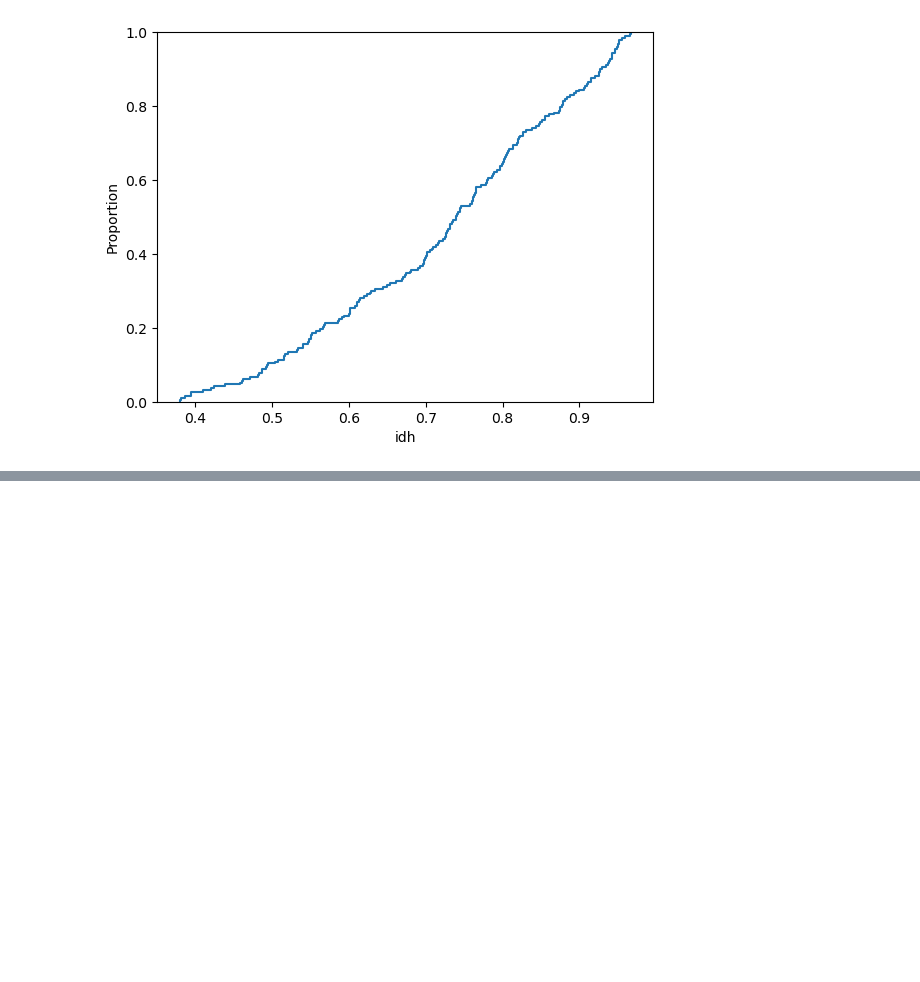
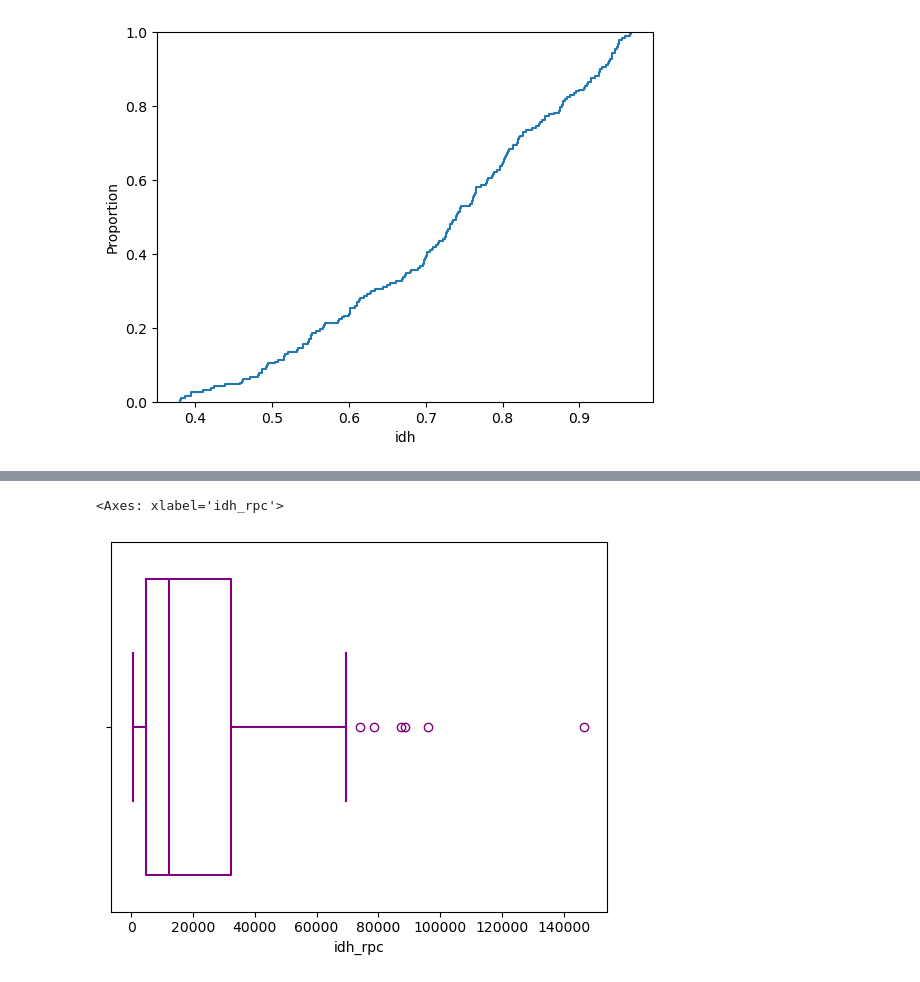
Before and after one commit to lthevenard/curso_prog, a Jupyter notebook: assets/_hidden/apostila_capitulo_5.ipynb, the cells around one changed output, grey strips where cells are left out. Cells and saved outputs as stored; diff of their text form; code cells hidden in the pictures; blank space fills up the shorter version.

```diff
--- a/assets/_hidden/apostila_capitulo_5.ipynb
+++ b/assets/_hidden/apostila_capitulo_5.ipynb
@@ -156,0 +102,5 @@ sns.kdeplot(x="idh", data=df)
+# %%
+sns.boxplot(x="idh_rpc", fill=False, color="purple", data=idh_2022)
+# %% [output]
+<Axes: xlabel='idh_rpc'>
+[figure, added]
```
Also changed, not shown: parts of 24 cells of this notebook.
